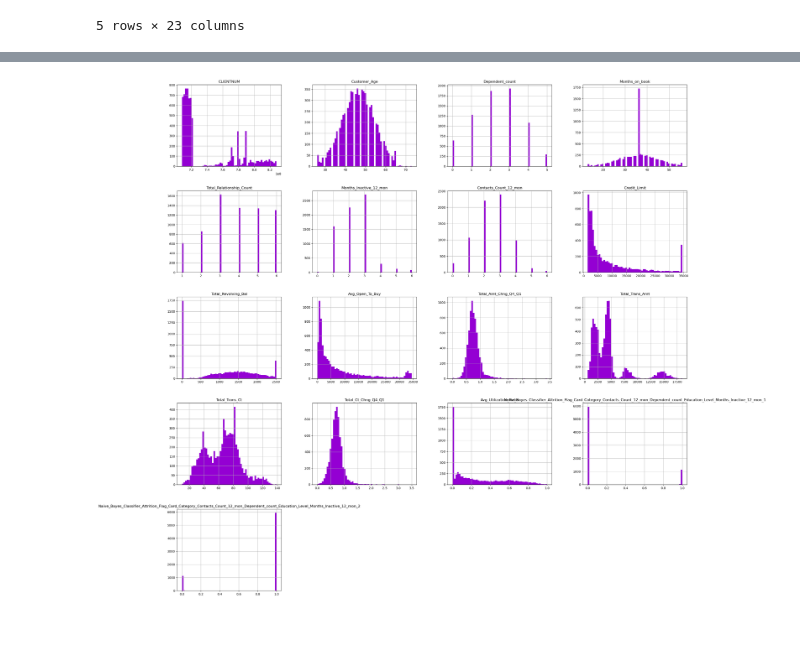
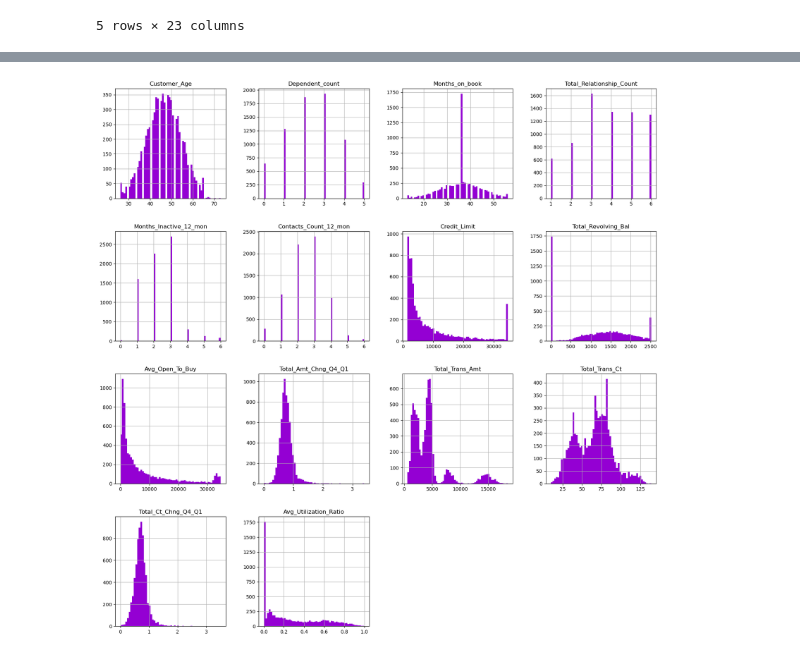
Before and after one commit to vitrykus55/Credit-Card-customers, a Jupyter notebook: src/data/imports.ipynb, the cells around one changed output, grey strips where cells are left out. Saved outputs shown, nothing was run; the diff lists cells and outputs as text; code cells hidden in the pictures; blank space fills up the shorter version.

Commit message:
remove unse columns

```diff
--- a/src/data/imports.ipynb
+++ b/src/data/imports.ipynb
@@ -53 +55,5 @@ df.tail()
+# %%
+#Apparently someone has already trained the model, and so that it doesn't peek, I'll take away some of the columns.
+
+df_cleaned = df.drop(columns=['CLIENTNUM', 'Naive_Bayes_Classifier_Attrition_Flag_Card_Category_Contacts_Count_12_mon_Dependent_count_Education_Level_Months_Inactive_12_mon_1', 'Naive_Bayes_Classifier_Attrition_Flag_Card_Category_Contacts_Count_12_mon_Dependent_count_Education_Level_Months_Inactive_12_mon_2'], axis=1)
 # %%
@@ -59,7 +64,7 @@ null_data
 # %%
-trdata, tedata = train_test_split(df,test_size=0.3,random_state=37)
+trdata, tedata = train_test_split(df_cleaned,test_size=0.3,random_state=37)
 # %%
-trdata.hist(bins=60, figsize=(30,30),color=color1)
+trdata.hist(bins=60, figsize=(20,20),color=color1)
 plt.show()
 # %% [output]
-[figure, old version]
+[figure, new version]
```
Also changed, not shown: parts of 2 cells of this notebook.
